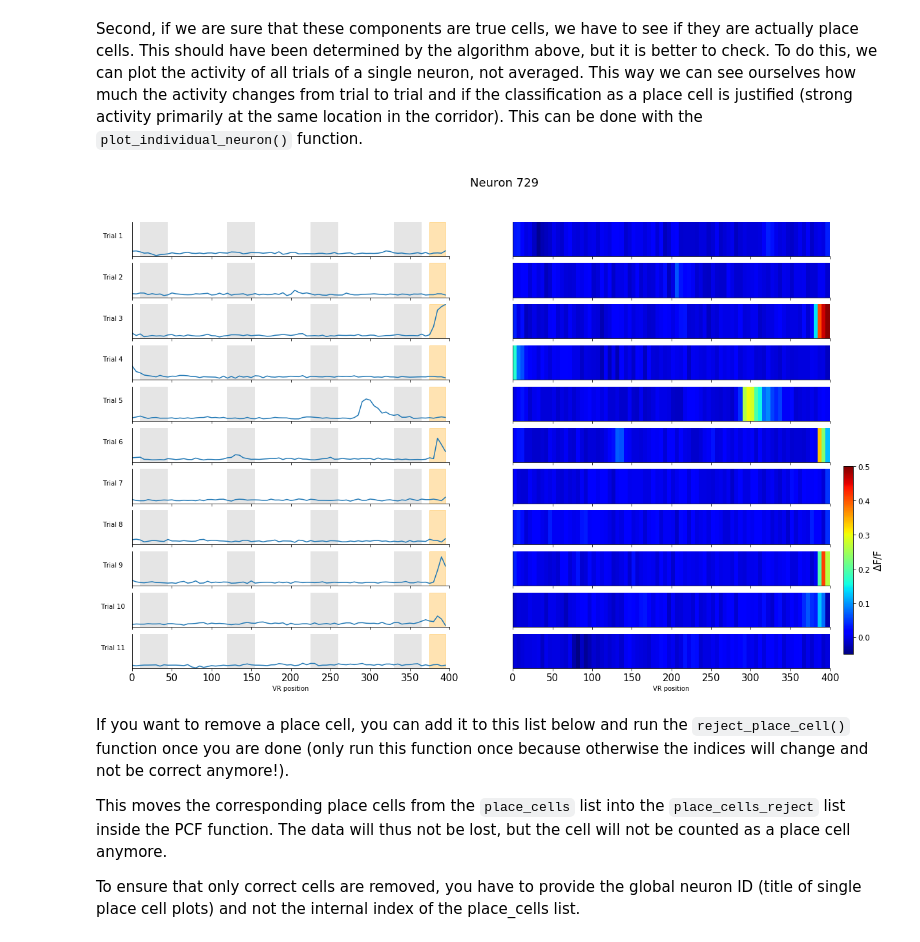
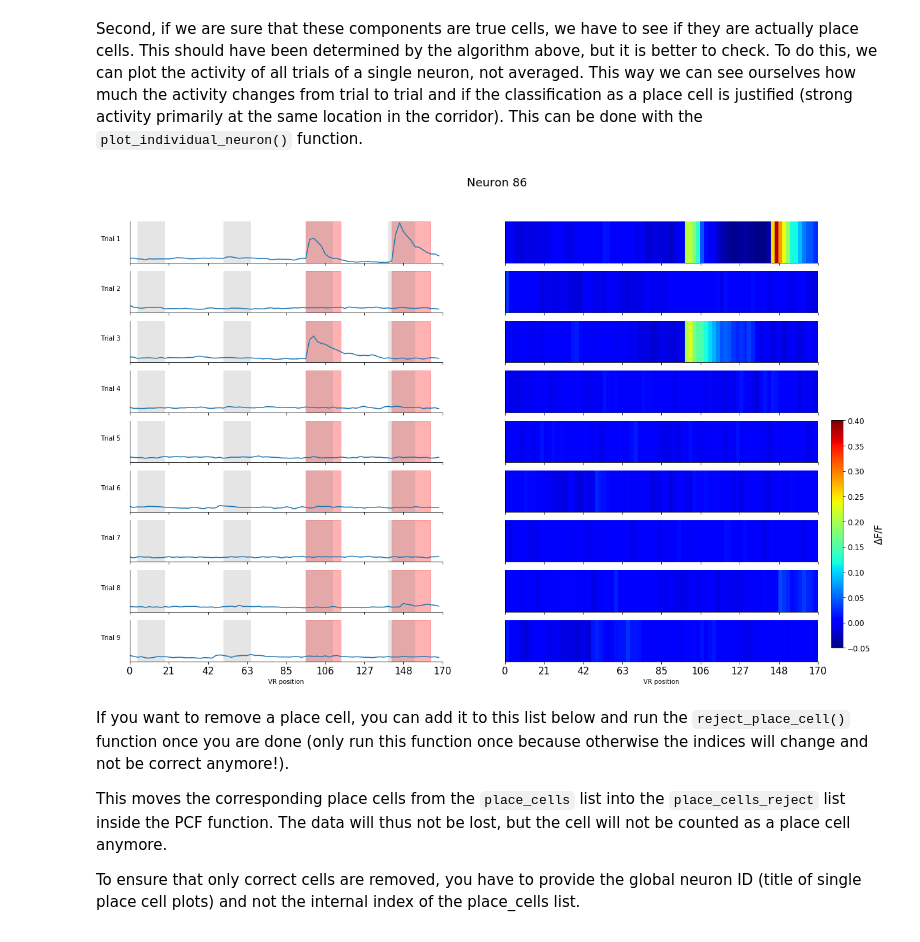
Before and after one commit to Hendriela/Custom_caiman, a Jupyter notebook: notebooks/04_Place_cell_detection.ipynb, the cells around one changed output. Saved outputs shown, nothing was run; the diff lists cells and outputs as text; code cells hidden in the pictures.

```diff
--- a/notebooks/04_Place_cell_detection.ipynb
+++ b/notebooks/04_Place_cell_detection.ipynb
@@ -145,9 +166,9 @@ Second, if we are sure that these components are true cells, we have to see if t
 # %%
 # go through all place cells and plot single trials by changing the input index (use idx of plot_all_place_cells)
 %matplotlib inline
-pcf.plot_individual_neuron(729)
+pcf.plot_individual_neuron(86)
 # %% [output]
-[figure, old version]
+[figure, new version]
 # %% [markdown]
 If you want to remove a place cell, you can add it to this list below and run the ``reject_place_cell()`` function once you are done (only run this function once because otherwise the indices will change and not be correct anymore!).
 
```
Also changed, not shown: parts of 9 cells of this notebook, 3 other files.
